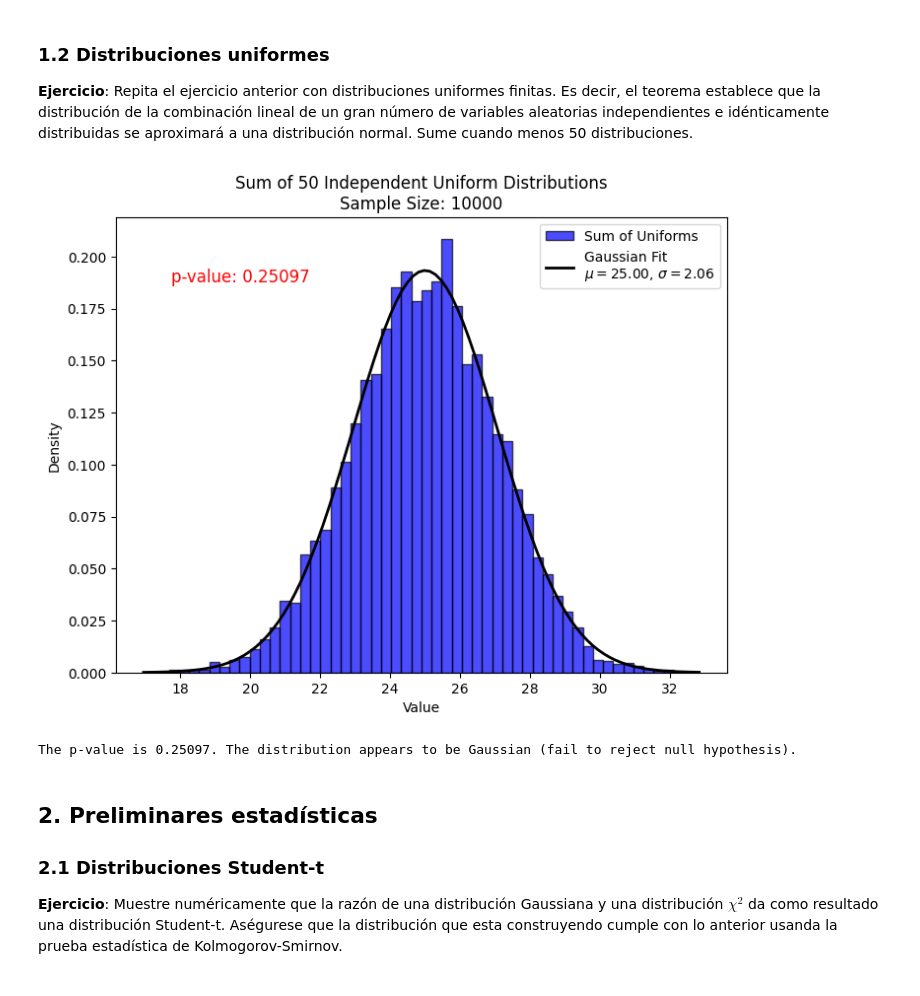
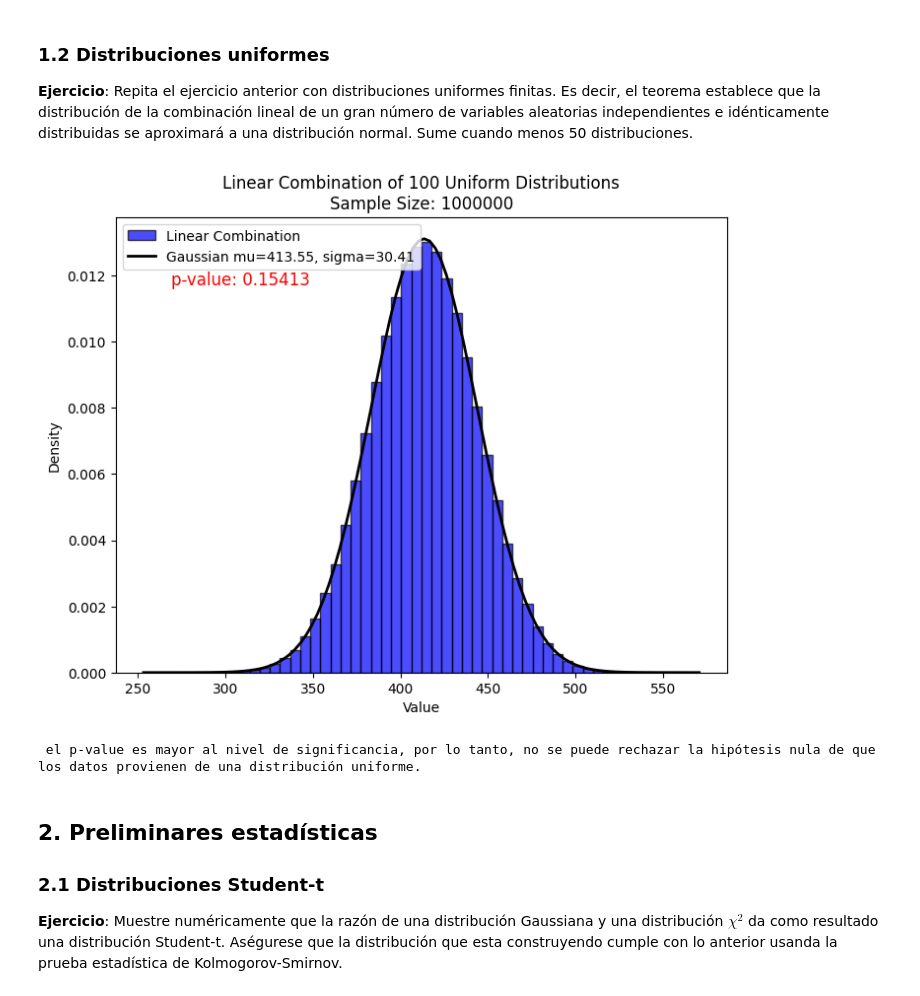
Before and after one commit to ClaudioGlez21/RL-week-3-act, a Jupyter notebook: Week 3 LR Stats.ipynb, the cells around one changed output. Cells and saved outputs as stored; diff of their text form; code cells hidden in the pictures.

```diff
--- a/Week 3 LR Stats.ipynb
+++ b/Week 3 LR Stats.ipynb
@@ -95,26 +103,26 @@ def sum_uniforms_tlc(num_samples=1000000, n_uniforms=100):
 
     """
     # Generate independent uniform distributions
-    lower_bounds =
-    upper_bounds =
-    coefficients =
+    lower_bounds = np.random.uniform(-10, 10, n_uniforms)
+    upper_bounds = np.random.uniform(10, 20, n_uniforms)
+    coefficients = np.random.uniform(0, 1, n_uniforms)
 
     uniforms = []
 
     # Loop through each uniform distribution
     for i in range(n_uniforms):
         # Generate random samples for the current uniform distribution
-        current_samples =
+        current_samples = np.random.uniform(lower_bounds[i], upper_bounds[i], int(num_samples))
         # Append the generated samples to the list
         uniforms.append(current_samples)
 
     # Linear combination of these uniforms
     linear_combination = np.zeros(num_samples)
     for i in range(n_uniforms):
-        linear_combination =
+        linear_combination = linear_combination + coefficients[i] * uniforms[i]
 
     # Fit a Gaussian (normal) distribution to the linear combination
-    mu, std =
+    mu, std = np.mean(linear_combination), np.std(linear_combination)
 
     # Plot the histogram of the linear combination
     plt.figure(figsize=(8, 6))
@@ -123,13 +131,14 @@ def sum_uniforms_tlc(num_samples=1000000, n_uniforms=100):
     # Plot the Gaussian fit
     xmin, xmax = plt.xlim()  # Get the limits of the x-axis for plotting the fit over the same range
     x = np.linspace(xmin, xmax, 100)
-    p =
+    p = norm.pdf(x, mu, std)
 
     # Scale the fit by the max height of the histogram to make it align
     plt.plot(x, p, 'k', linewidth=2, label=f'Gaussian mu={mu:.2f}, sigma={std:.2f}')
 
     # Perform the Shapiro-Wilk test for normality
-    stat, p_value = shapiro(linear_combination)
+    stat = shapiro(linear_combination)
+    p_value = stat[1]
 
     # Display the p-value on the plot
     plt.text(xmin + (xmax - xmin) * 0.05, max(count) * 0.9, f'p-value: {p_value:.5f}', fontsize=12, color='red')
@@ -145,14 +154,15 @@ def sum_uniforms_tlc(num_samples=1000000, n_uniforms=100):
 
     # Print the p-value
     if p_value > 0.05:
-        print(f"")
+        print(f" el p-value es mayor al nivel de significancia, por lo tanto, no se puede rechazar la hipótesis nula de que los datos provienen de una distribución uniforme.")
     else:
-        print(f"")
+        print(f" el p-value es menor al nivel de significancia, por lo tanto, se rechaza la hipótesis nula de que los datos provienen de una distribución uniforme.")
 # %%
 # Run the demonstration
+sum_uniforms_tlc(num_samples=1000000, n_uniforms=100)
 # %% [output]
-[figure, old version]
+[figure, new version]
-The p-value is 0.25097. The distribution appears to be Gaussian (fail to reject null hypothesis).
+ el p-value es mayor al nivel de significancia, por lo tanto, no se puede rechazar la hipótesis nula de que los datos provienen de una distribución uniforme.
 # %% [markdown]
 ##
 ## 2. Preliminares estadísticas
```
Also changed, not shown: parts of 3 cells of this notebook.
